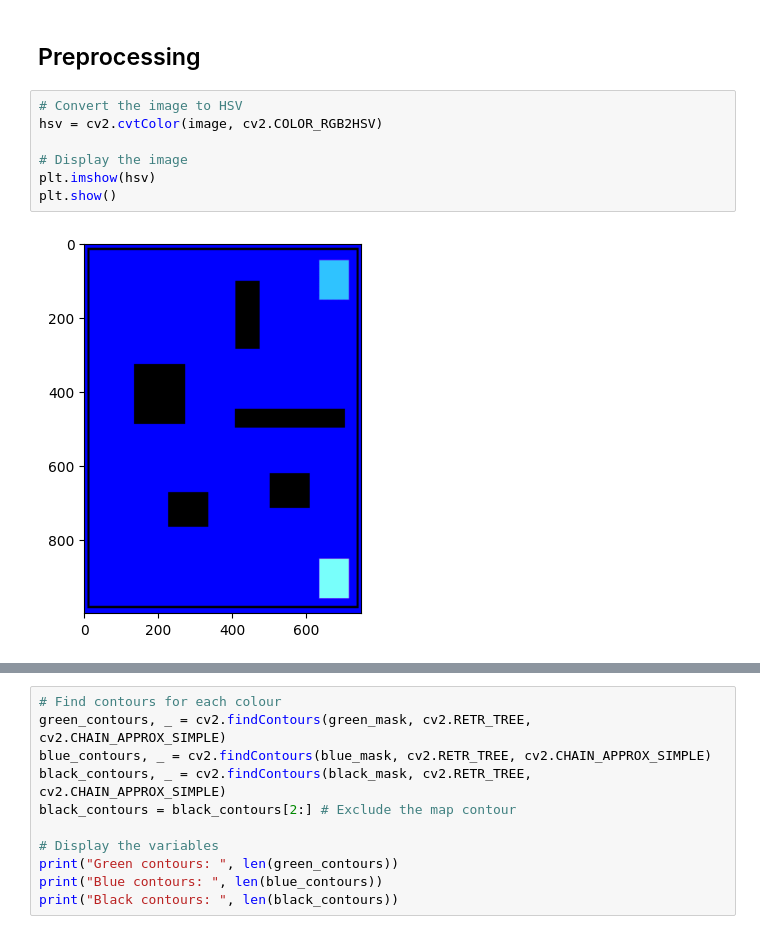
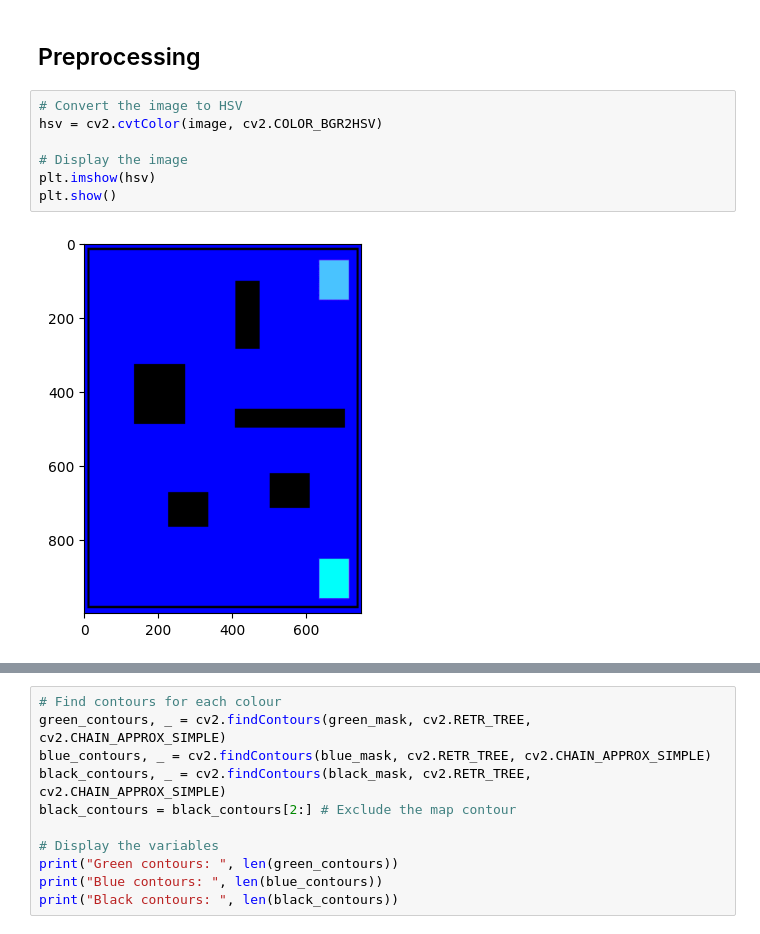
Before and after one commit to Armonis5/ThymioMob, a Jupyter notebook: vision.ipynb, the cells around one changed output, grey strips where cells are left out. Saved outputs shown, nothing was run; the diff lists cells and outputs as text.

```diff
--- a/vision.ipynb
+++ b/vision.ipynb
@@ -44,11 +44,11 @@ plt.show()
 ## Preprocessing
 # %%
 # Convert the image to HSV
-hsv = cv2.cvtColor(image, cv2.COLOR_RGB2HSV)
+hsv = cv2.cvtColor(image, cv2.COLOR_BGR2HSV)
 
 # Display the image
 plt.imshow(hsv)
 plt.show()
 # %% [output]
-[figure, old version]
+[figure, new version]
 # %%
```
Also changed, not shown: parts of 1 cell of this notebook.
